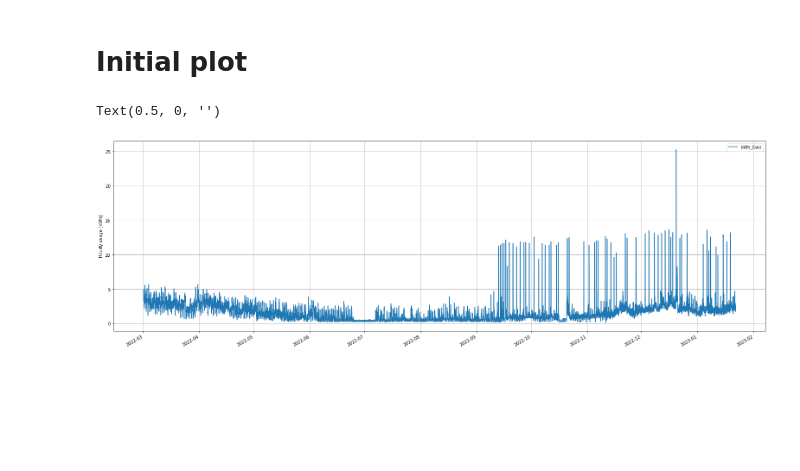
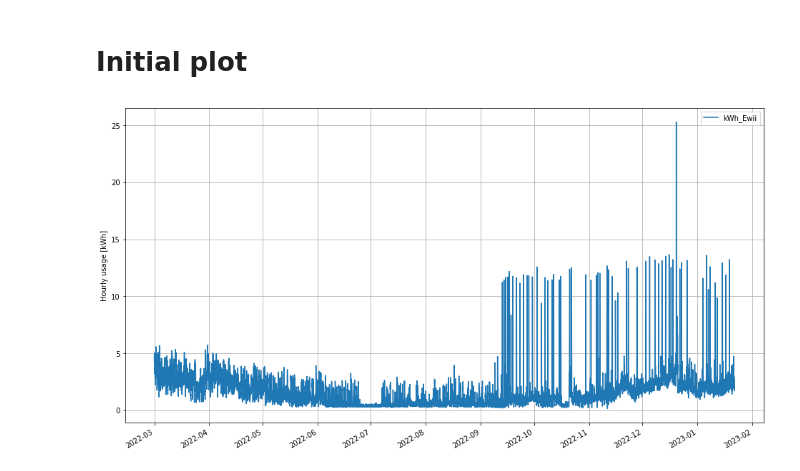
Before and after one commit to tjansson60/ewii-data-processing, a Jupyter notebook: process-ewii-data.ipynb, the cells around one changed output. Saved outputs shown, nothing was run; the diff lists cells and outputs as text; code cells hidden in the pictures; blank space fills up the shorter version.

Commit message:
Clean up plots

```diff
--- a/process-ewii-data.ipynb
+++ b/process-ewii-data.ipynb
@@ -157,14 +157,13 @@ df.loc['2022-12-20':'2022-12-20']
 # %%
 ax = df.plot(
     y='kWh_Ewii',
-    figsize=(27,9),
+    figsize=(16,9),
     grid=True
     )
-ax.set_ylabel('Hourly usage [kWh]')
-ax.set_xlabel('')
+ax.set_ylabel('Hourly usage [kWh]');
+ax.set_xlabel('');
 # %% [output]
-Text(0.5, 0, '')
-[figure, old version]
+[figure, new version]
 # %%
 ax = df.plot(
     y='kWh_diff',
```
Also changed, not shown: parts of 4 cells of this notebook.
